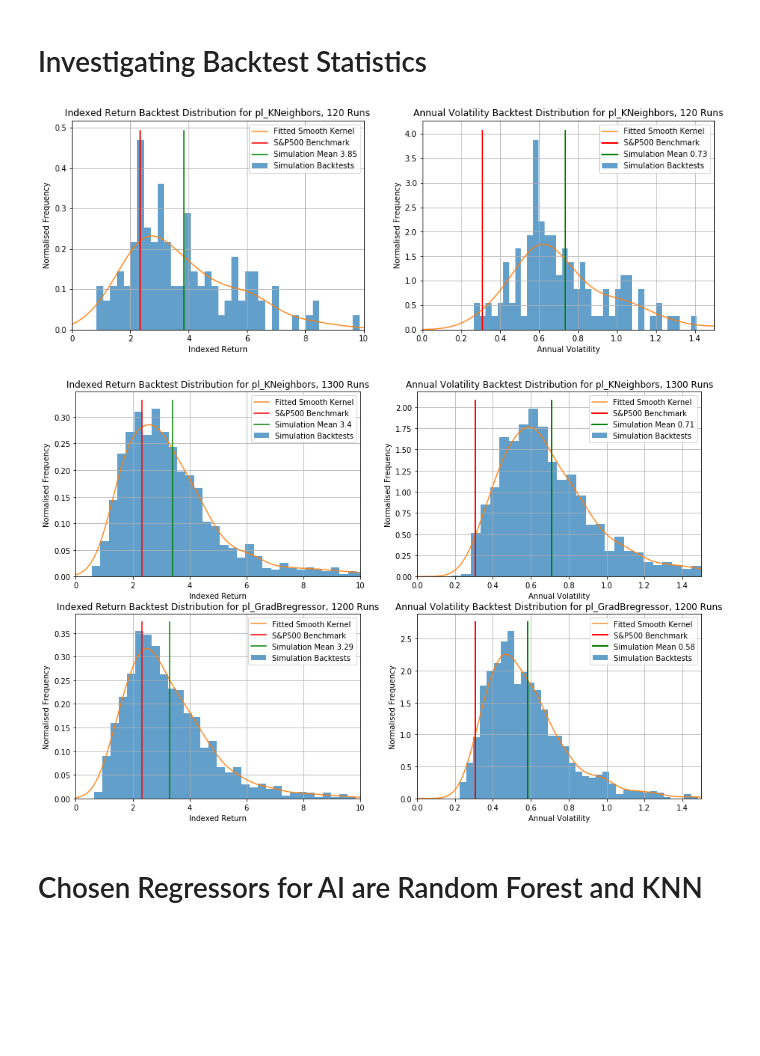
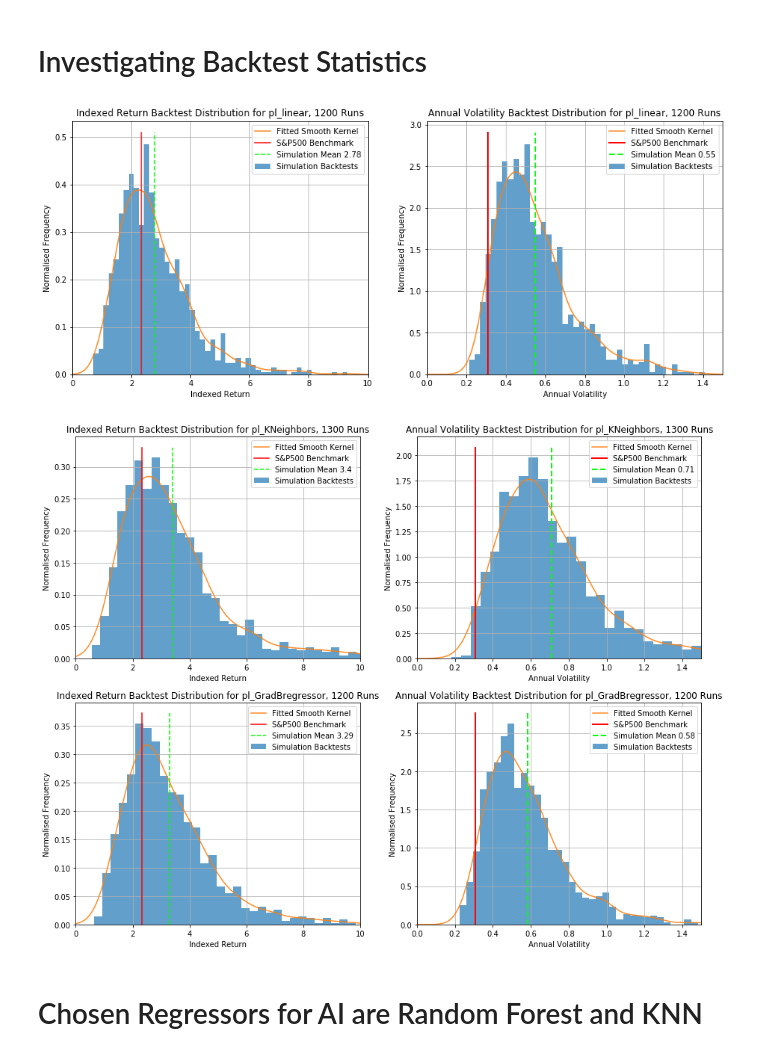
Before and after one commit to Damonlee92/Build_Your_Own_AI_Investor, a Jupyter notebook: Chapter_4_to_6_AI_and_Backtesting/5_Backtesting_Statistics.ipynb, the cells around one changed output. Drawn from its saved outputs; the diff is of its cells as text; code cells hidden in the pictures; blank space fills up the shorter version.

```diff
--- a/Chapter_4_to_6_AI_and_Backtesting/5_Backtesting_Statistics.ipynb
+++ b/Chapter_4_to_6_AI_and_Backtesting/5_Backtesting_Statistics.ipynb
@@ -477,7 +479,7 @@ def plotBacktestDist(results_df, model_file, col):
         ax.plot([2.340448, 2.340448], [ymin, ymax],\
                 color='r', linestyle='-', linewidth=1.5, alpha=1)
         ax.plot([mean, mean], [ymin, ymax],\
-                color='g', linestyle='-', linewidth=1.5, alpha=1)
+                color='lime', linestyle='--', linewidth=1.5, alpha=1)
         plt.xlim(0, 10)
 
     if (col=='Annual Volatility'):
@@ -485,32 +487,33 @@ def plotBacktestDist(results_df, model_file, col):
         ax.plot([0.3093181642834542, 0.3093181642834542], [ymin, ymax],\
                 color='r', linestyle='-', linewidth=2)
         ax.plot([mean, mean], [ymin, ymax],\
-                color='g', linestyle='-', linewidth=2)
+                color='lime', linestyle='--', linewidth=2)
         plt.xlim(0, 1.5)
     ax.legend(['Fitted Smooth Kernel','S&P500 Benchmark', \
                'Simulation Mean {}'.format(round(mean,2)),\
                'Simulation Backtests'])
 # %%
-model_file = 'pl_KNeighbors'#['pl_linear', 'pl_ElasticNet', 'pl_rfregressor', 'pl_decTree', 'pl_svm', 'pl_KNeighbors']
-plt.figure(figsize=(15,5))
+model_file = 'pl_linear'#['pl_linear', 'pl_ElasticNet', 'pl_rfregressor', 'pl_decTree', 'pl_svm', 'pl_KNeighbors']
+plt.figure(figsize=(15,6))
 plt.subplot(1,2,1)
 plotBacktestDist(results_df, model_file, 'Indexed Return')
 plt.subplot(1,2,2)
 plotBacktestDist(results_df, model_file, 'Annual Volatility')
 # %% [output]
-[figure, old version]
+[figure, new version]
 # %%
 #model_file = ['pl_decTree', 'pl_rfregressor', 'pl_svm', 'pl_KNeighbors', 'pl_GradBregressor']
+#model_file = ['pl_decTree', 'pl_rfregressor', 'pl_svm']
 model_file = ['pl_KNeighbors', 'pl_GradBregressor']
 numPlots = len(model_file)
-plt.figure(figsize=(15,5*numPlots))
+plt.figure(figsize=(15,6*numPlots))
 for I in range(0, numPlots):
     plt.subplot(numPlots,2,I*2+1)
     plotBacktestDist(results_df, model_file[I], 'Indexed Return')
     plt.subplot(numPlots,2,I*2+2)
     plotBacktestDist(results_df, model_file[I], 'Annual Volatility')
 # %% [output]
-[figure, old version]
+[figure, new version]
 # %% [markdown]
 # Chosen Regressors for AI are Random Forest and KNN
 # %% [markdown]
```
Also changed, not shown: parts of 4 cells of this notebook, 4 other files.
